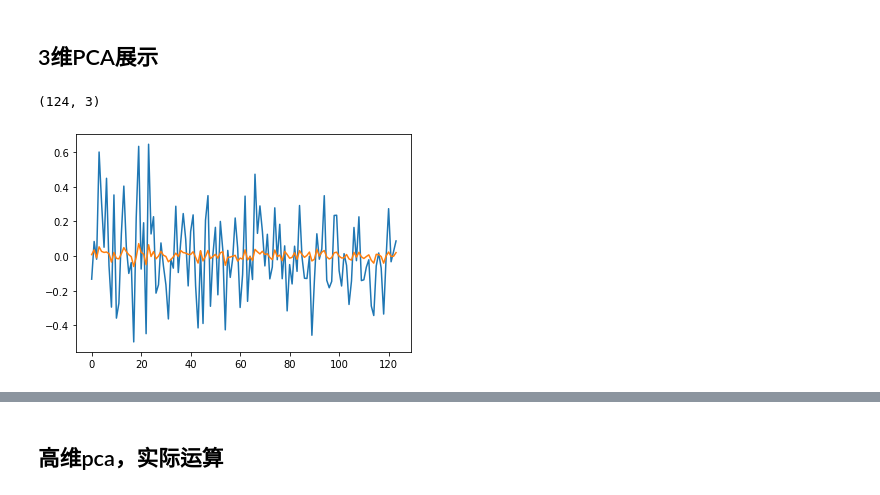
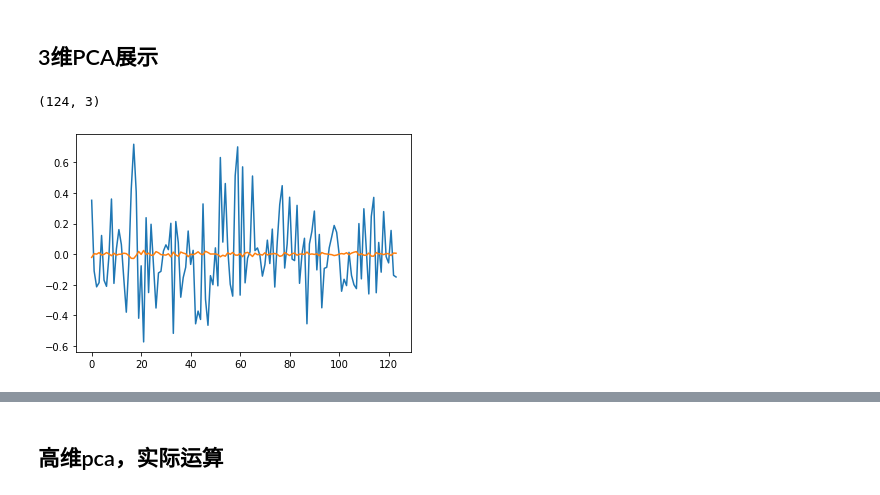
Before and after one commit to EvanHong99/GraduationProject_Fin, a Jupyter notebook: test.ipynb, the cells around one changed output, grey strips where cells are left out. Drawn from its saved outputs; the diff is of its cells as text; code cells hidden in the pictures.

```diff
--- a/test.ipynb
+++ b/test.ipynb
@@ -35,8 +36,11 @@ print(all_code)
 # %% [markdown]
 ## 获取所有股票一段时间的close
 # %%
-all_price=rqdatac.get_price(all_code,start_date='2021-07-01',end_date='2021-12-31',frequency='1d',fields='close',expect_df=False)
+# all_price=rqdatac.get_price(all_code,start_date='2021-07-01',end_date='2021-12-31',frequency='1d',fields='close',expect_df=False)
+# print(all_price.head())
+# np.where(all_price.isna())
+import jqdatasdk
+all_price=jqdatasdk.get_price(all_code,start_date='2021-07-01',end_date='2021-12-31',frequency='daily',fields='close')
 print(all_price.head())
-np.where(all_price.isna())
-# 301046 301168
+# np.where(all_price.isna())
 # %% [output]
@@ -82,0 +57,13 @@ date
+# %%
+temp=None
+for c in all_code:
+    if temp is None:
+        temp=all_price.groupby("code").get_group(c).set_index("time").drop(columns=['code'])
+        temp.rename(columns={'close':c},inplace=True)
+        # print(temp)
+    else:
+        # temp.insert(0,c,all_price.groupby("code").get_group(c).set_index("time").drop(columns=['code']))
+        temp=pd.concat([temp,all_price.groupby("code").get_group(c).set_index("time").drop(columns=['code']).rename(columns={'close':c},inplace=False)],axis=1,join='outer')
+
+print(temp)
+all_price=temp
@@ -93,3 +95,6 @@ np.where(all_price.isna())
 # %%
 # todo 这里可以做一个展示，将真实的股票数据进行掩码，验证三项式是否足矣拟合短期股价变化
 all_price.interpolate(method='polynomial', order=3,axis=0,inplace=True)
+# %%
+all_price_log=np.log(all_price)
+all_price_log.diff(1)[1:]
@@ -96,2 +116,4 @@ all_price.interpolate(method='polynomial', order=3,axis=0,inplace=True)
 # %%
 all_change=all_price.pct_change()[1:]
+all_change_log=all_price_log.diff()[1:]
+print(all_change.iloc[:,0].head())
@@ -98,11 +154,11 @@ all_change=all_price.pct_change()[1:]
 # %% [markdown]
 ## 3维PCA展示
 # %%
-reduced=PCA(n_components=3).fit_transform(all_change)
+reduced=PCA(n_components=3).fit_transform(all_change_log)
 print(reduced.shape)
 plt.plot(np.sum(reduced,axis=1))
-plt.plot(all_change.mean(axis=1).values)
+plt.plot(all_change_log.mean(axis=1).values)
 plt.show()
 # %% [output]
 (124, 3)
-[figure, old version]
+[figure, new version]
```
Also changed, not shown: parts of 38 cells of this notebook, 1 other file.
